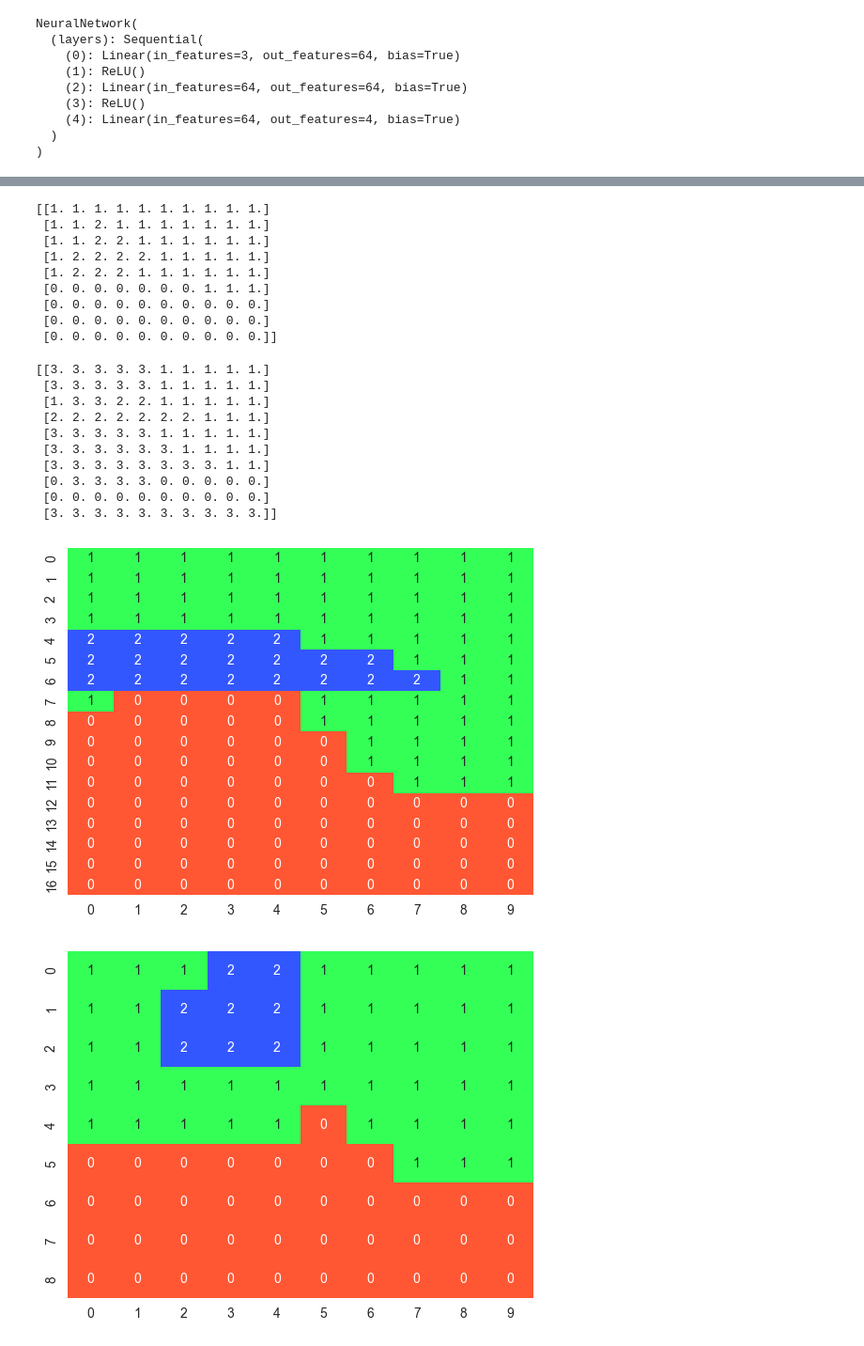
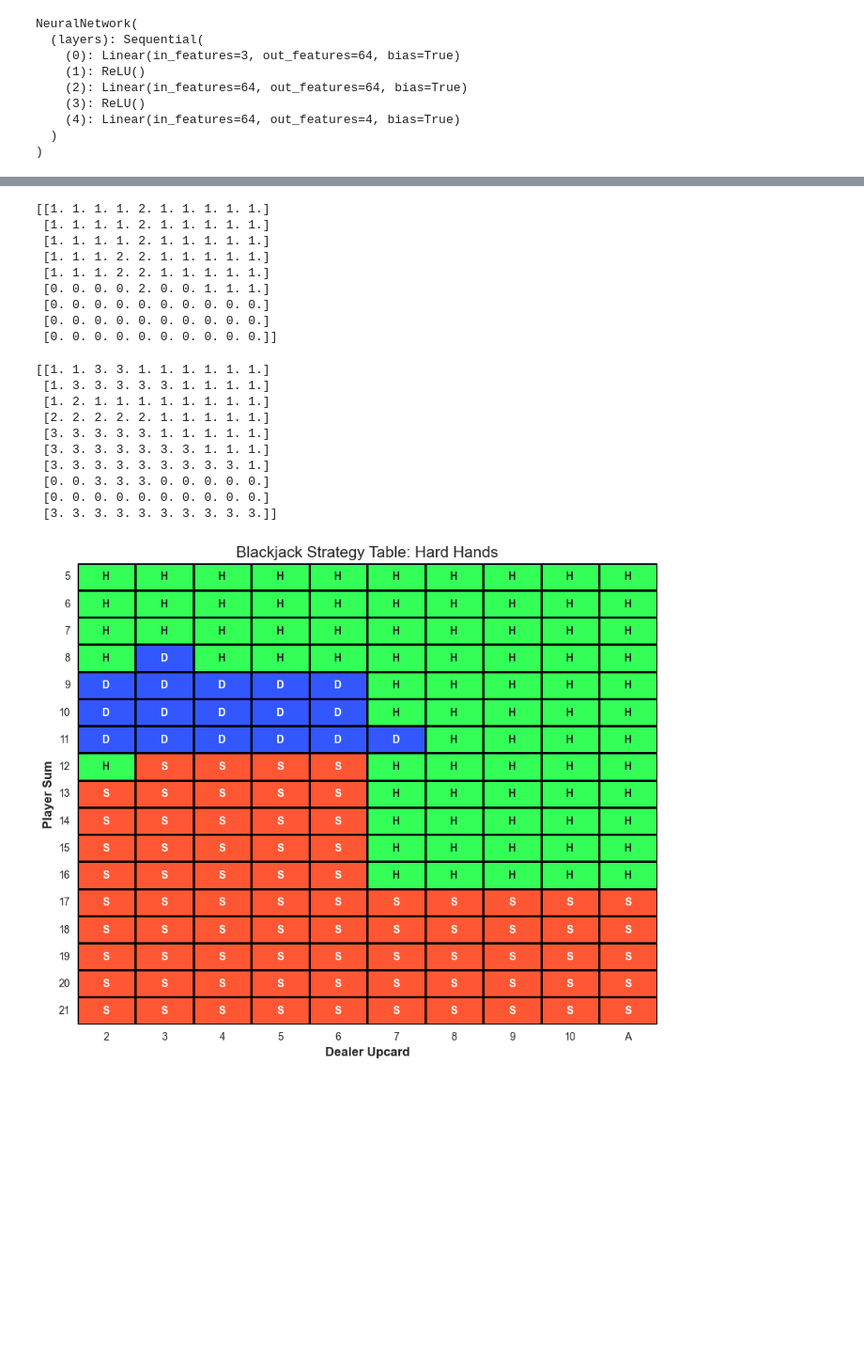
Before and after one commit to Niki110607/blackjack_rl, a Jupyter notebook: training/blackjack_RL.ipynb, the cells around one changed output, grey strips where cells are left out. Shown at 94% size. Drawn from its saved outputs; the diff is of its cells as text; code cells hidden in the pictures; blank space fills up the shorter version.

```diff
--- a/training/blackjack_RL.ipynb
+++ b/training/blackjack_RL.ipynb
@@ -126,10 +126,9 @@ target_model = copy.deepcopy(model)
 model.train()
 reward_sum = 0
 for epoch in range(epochs):
-    state = env.next_hand()
+    state, reward, done = env.next_hand()
 
     state = torch.tensor(state, device=device).float().unsqueeze(0)
-    done = False
 
     if epoch % 5000 == 0:
         target_model.load_state_dict(model.state_dict())
@@ -190,6 +189,6 @@ epoch: 990000 | reward net: -0.0438
 # %%
 state = env.next_hand()
-state = (21, 6, 1)
+state = (11, 7, 0)
 print(state)
 state = torch.tensor(state, device=device).float().unsqueeze(0)
 output = model(state)
@@ -206,12 +205,11 @@ draws = 0
 losses = 0
 net_score = 0
 for game in range(games):
-    state = env.next_hand()
+    state, reward, done = env.next_hand()
     state = torch.tensor(state, device=device).float().unsqueeze(0)
-    done = False
+
 
     while not done:
-
         with torch.no_grad():
             q_values = model(state[:, :3])
             if state[0, -2] == 0:
@@ -223,11 +221,13 @@ for game in range(games):
 
         if action == 3:
             _ = env.step(action)
-            next_state = env.next_hand()
             terminated = False
+            next_state, reward, terminated = env.next_hand()
+
 
         else:
             next_state, reward, terminated = env.step(action)
+
 
         next_state = torch.tensor(next_state, device=device).float().unsqueeze(0)
 
@@ -341,12 +341,12 @@ for h in range(len(player_hands)):
 
 print(soft_hands)
 # %% [output]
-[[1. 1. 1. 1. 1. 1. 1. 1. 1. 1.]
- [1. 1. 2. 1. 1. 1. 1. 1. 1. 1.]
- [1. 1. 2. 2. 1. 1. 1. 1. 1. 1.]
- [1. 2. 2. 2. 2. 1. 1. 1. 1. 1.]
- [1. 2. 2. 2. 1. 1. 1. 1. 1. 1.]
- [0. 0. 0. 0. 0. 0. 0. 1. 1. 1.]
+[[1. 1. 1. 1. 2. 1. 1. 1. 1. 1.]
+ [1. 1. 1. 1. 2. 1. 1. 1. 1. 1.]
+ [1. 1. 1. 1. 2. 1. 1. 1. 1. 1.]
+ [1. 1. 1. 2. 2. 1. 1. 1. 1. 1.]
+ [1. 1. 1. 2. 2. 1. 1. 1. 1. 1.]
+ [0. 0. 0. 0. 2. 0. 0. 1. 1. 1.]
  [0. 0. 0. 0. 0. 0. 0. 0. 0. 0.]
  [0. 0. 0. 0. 0. 0. 0. 0. 0. 0.]
  [0. 0. 0. 0. 0. 0. 0. 0. 0. 0.]]
@@ -367,25 +367,38 @@ for h in range(len(player_hands)):
 
 print(splittable_hands)
 # %% [output]
-[[3. 3. 3. 3. 3. 1. 1. 1. 1. 1.]
+[[1. 1. 3. 3. 1. 1. 1. 1. 1. 1.]
+ [1. 3. 3. 3. 3. 3. 1. 1. 1. 1.]
+ [1. 2. 1. 1. 1. 1. 1. 1. 1. 1.]
+ [2. 2. 2. 2. 2. 1. 1. 1. 1. 1.]
  [3. 3. 3. 3. 3. 1. 1. 1. 1. 1.]
- [1. 3. 3. 2. 2. 1. 1. 1. 1. 1.]
- [2. 2. 2. 2. 2. 2. 2. 1. 1. 1.]
- [3. 3. 3. 3. 3. 1. 1. 1. 1. 1.]
- [3. 3. 3. 3. 3. 3. 1. 1. 1. 1.]
- [3. 3. 3. 3. 3. 3. 3. 3. 1. 1.]
- [0. 3. 3. 3. 3. 0. 0. 0. 0. 0.]
+ [3. 3. 3. 3. 3. 3. 3. 1. 1. 1.]
+ [3. 3. 3. 3. 3. 3. 3. 3. 3. 1.]
+ [0. 0. 3. 3. 3. 0. 0. 0. 0. 0.]
  [0. 0. 0. 0. 0. 0. 0. 0. 0. 0.]
  [3. 3. 3. 3. 3. 3. 3. 3. 3. 3.]]
 # %%
-colors = ['#FF5733', '#33FF57', '#3357FF', '#F333FF']
-colors1 = ['#FF5733', '#33FF57', '#3357FF']
-sns.heatmap(hard_hands, cmap=colors1, annot=True, cbar=False)
+colors4 = ['#FF5733', '#33FF57', '#3357FF', '#FFF71F']
+colors3 = ['#FF5733', '#33FF57', '#3357FF']
+action_dic = {0: "S", 1: "H", 2: "D", 3: "P"}
+
+plt.figure(figsize=(10, 8))
+hard_map = sns.heatmap(hard_hands, annot=True, fmt="", cmap=colors3, cbar=False, linewidths=1, linecolor="black")
+for text in hard_map.texts:
+    value = int(float(text.get_text()))
+    text.set_text(action_dic[value])
+    text.set_weight("bold")
+
+player_labels = [str(i) for i in range(5, 22)]
+dealer_labels = [str(i) for i in range(2, 11)] + ["A"]
+
+hard_map.set_xticklabels(dealer_labels)
+hard_map.set_yticklabels(player_labels)
+
+plt.xlabel("Dealer Upcard", fontsize=12, fontweight="bold")
+plt.ylabel("Player Sum", fontsize=12, fontweight="bold")
+plt.title("Blackjack Strategy Table: Hard Hands", fontsize=15)
+plt.yticks(rotation=0)
 plt.show()
-sns.heatmap(soft_hands, cmap=colors1, annot=True, cbar=False)
-plt.show()
-sns.heatmap(splittable_hands, cmap=colors, annot=True, cbar=False)
-plt.show()
 # %% [output]
-[figure, old version]
+[figure, new version]
-[figure, removed]
```
Also changed, not shown: parts of 8 cells of this notebook, 8 other files.
